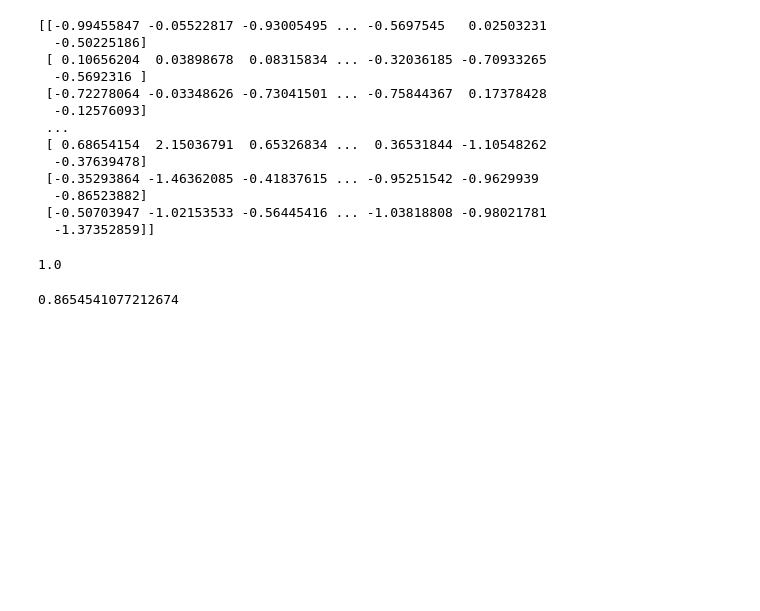
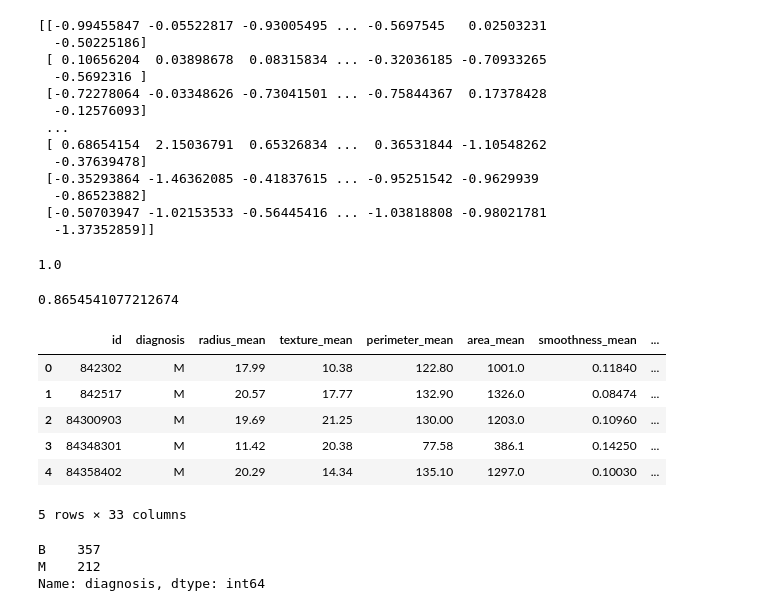
Before and after one commit to glenchiridza/ml_chp1_concepts, a Jupyter notebook: cp1.ipynb, the cells around one changed output. Cells and saved outputs as stored; diff of their text form; code cells hidden in the pictures; blank space fills up the shorter version.

Commit message:
cancer encoder

```diff
--- a/cp1.ipynb
+++ b/cp1.ipynb
@@ -1302,3 +1302,21 @@ print(x_test_standardized.std())
 # %%
 import pandas as pd
 from sklearn.preprocessing import LabelEncoder
+# %%
+cancer_data = pd.read_csv('../datasets/breast_cancer_data.csv')
+# %%
+cancer_data.head()
+# %% [output]
+|  | id | diagnosis | radius_mean | texture_mean | perimeter_mean | area_mean | smoothness_mean | ... |
+| 0 | 842302 | M | 17.99 | 10.38 | 122.80 | 1001.0 | 0.11840 | ... |
+| 1 | 842517 | M | 20.57 | 17.77 | 132.90 | 1326.0 | 0.08474 | ... |
+| 2 | 84300903 | M | 19.69 | 21.25 | 130.00 | 1203.0 | 0.10960 | ... |
+| 3 | 84348301 | M | 11.42 | 20.38 | 77.58 | 386.1 | 0.14250 | ... |
+| 4 | 84358402 | M | 20.29 | 14.34 | 135.10 | 1297.0 | 0.10030 | ... |
+5 rows × 33 columns
+# %%
+cancer_data['diagnosis'].value_counts()
+# %% [output]
+B    357
+M    212
+Name: diagnosis, dtype: int64
```
Also changed, not shown: parts of 10 cells of this notebook.
